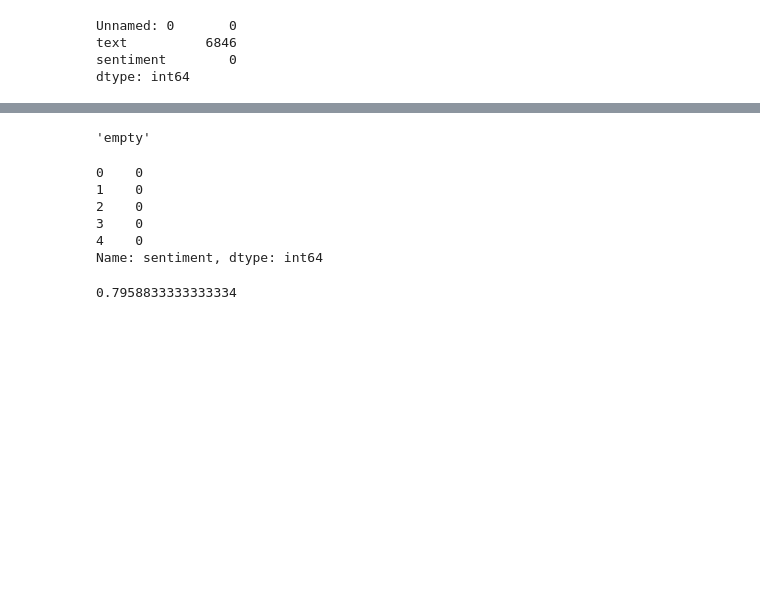
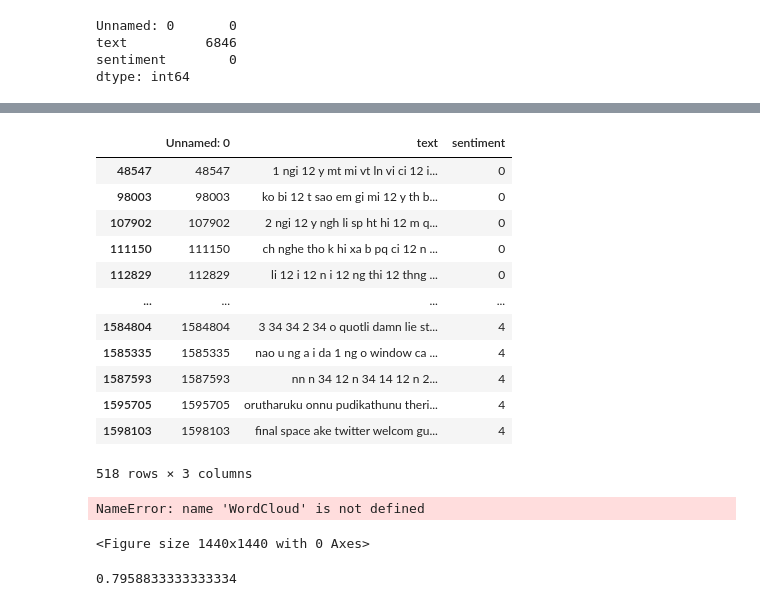
Before and after one commit to aashishpokharel/Sentiment-Analysis-dplyd, a Jupyter notebook: model/notebooks/1.0@AP-Model_buliding.ipynb, the cells around one changed output, grey strips where cells are left out. Cells and saved outputs as stored; diff of their text form; code cells hidden in the pictures; blank space fills up the shorter version.

```diff
--- a/model/notebooks/1.0@AP-Model_buliding.ipynb
+++ b/model/notebooks/1.0@AP-Model_buliding.ipynb
@@ -56,21 +43,39 @@ Name: text, Length: 1593154, dtype: object
+# %%
+df2 = df2.dropna()
+# %%
+df2.sentiment.value_counts()
+df2
+import unidecode
+df2.text = df2.text.str.normalize('NFKD').str.encode('ascii',errors='ignore').str.decode('utf-8')
+df2
+# %% [output]
+|  | Unnamed: 0 | text | sentiment |
+| 48547 | 48547 | 1 ngi 12 y mt mi vt ln vi ci 12 i... | 0 |
+| 98003 | 98003 | ko bi 12 t sao em gi mi 12 y th b... | 0 |
+| 107902 | 107902 | 2 ngi 12 y ngh li sp ht hi 12 m q... | 0 |
+| 111150 | 111150 | ch nghe tho k hi xa b pq ci 12 n ... | 0 |
+| 112829 | 112829 | li 12 i 12 n i 12 ng thi 12 thng ... | 0 |
+| ... | ... | ... | ... |
+| 1584804 | 1584804 | 3 34 34 2 34 o quotli damn lie st... | 4 |
+| 1585335 | 1585335 | nao u ng a i da 1 ng o window ca ... | 4 |
+| 1587593 | 1587593 | nn n 34 12 n 34 14 12 n 2... | 4 |
+| 1595705 | 1595705 | orutharuku onnu pudikathunu theri... | 4 |
+| 1598103 | 1598103 | final space ake twitter welcom gu... | 4 |
+518 rows × 3 columns
 # %%
 # df.text = df.text.apply(lambda x: 'empty' if (type(x) == float or x == np.nan) else x)
-# %%
-df.text[208]
-# %% [output]
-'empty'
 # %%
 X = df['text']
 y = df['sentiment']
-# %%
-y.head(5)
-# %% [output]
-0    0
-1    0
-2    0
-3    0
-4    0
-Name: sentiment, dtype: int64
+# %%
+data_neg = X.copy
+plt.figure(figsize = (20,20))
+wc = WordCloud(max_words = 1000 , width = 1600 , height = 800,
+               collocations=False).generate(" ".join(data_neg))
+plt.imshow(wc)
+# %% [output]
+NameError: name 'WordCloud' is not defined
+<Figure size 1440x1440 with 0 Axes>
 # %%
 from sklearn.model_selection import train_test_split
 X_train, X_test, y_train, y_test = train_test_split(X, y, test_size=0.3, random_state=100)
```
Also changed, not shown: parts of 11 cells of this notebook, 3 other files.
